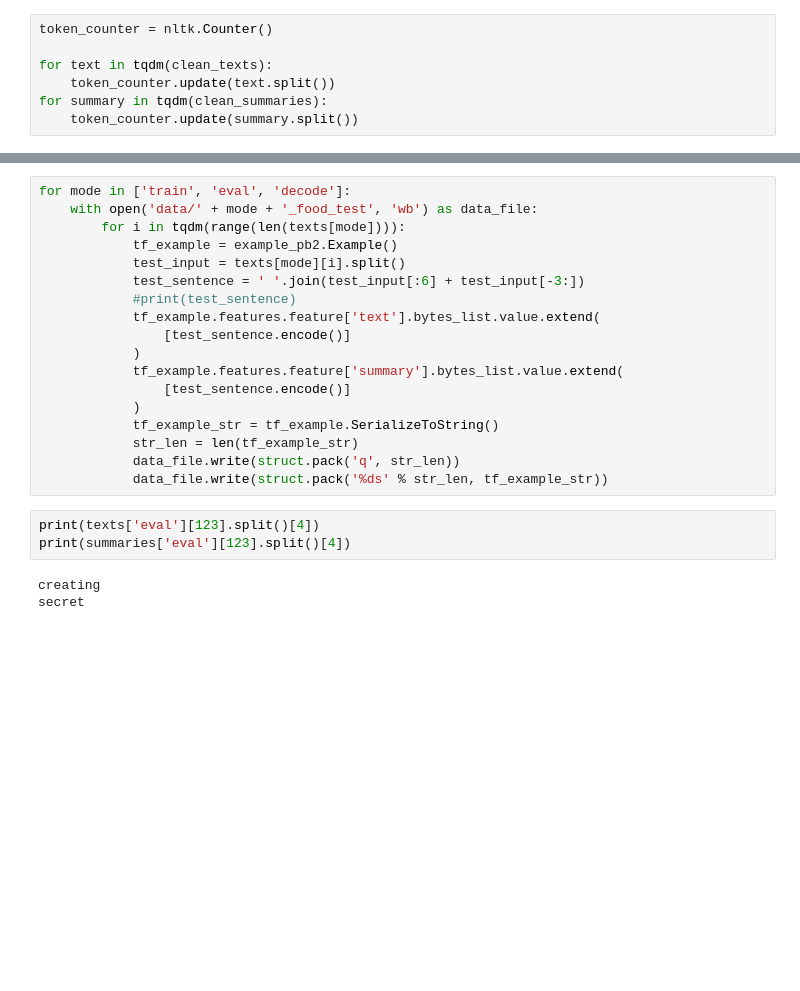
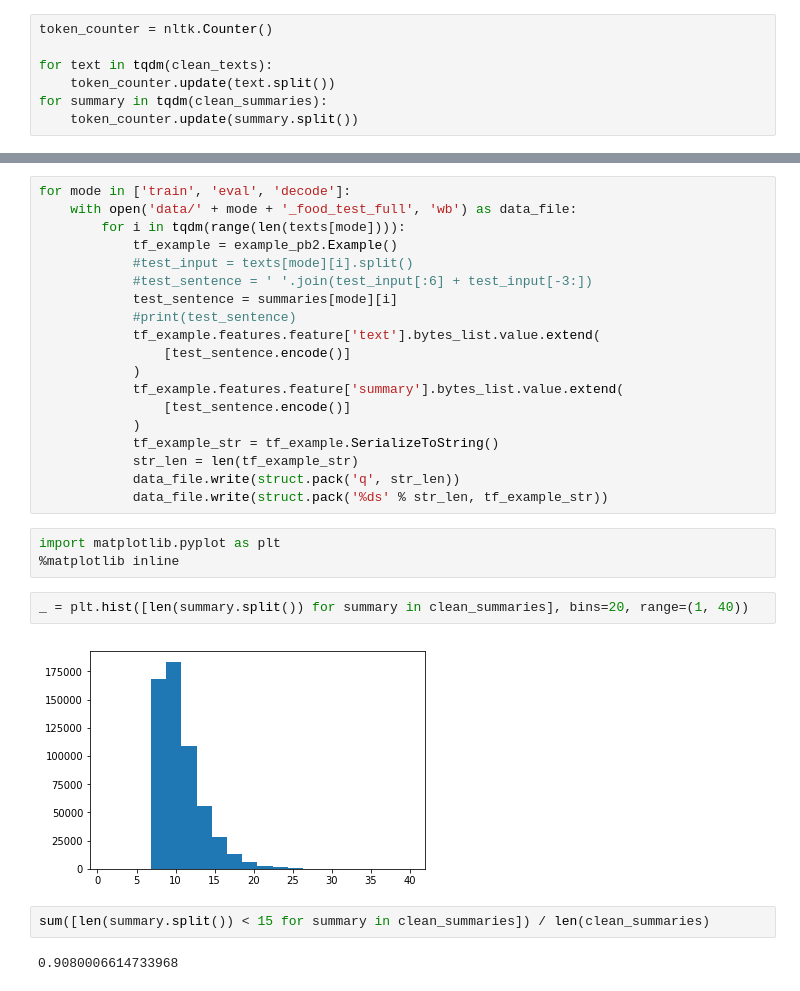
Before and after one commit to varenick/models, a Jupyter notebook: textsum/amazon_food_reviews_prepare.ipynb, the cells around one changed output, grey strips where cells are left out. Saved outputs shown, nothing was run; the diff lists cells and outputs as text; blank space fills up the shorter version.

```diff
--- a/textsum/amazon_food_reviews_prepare.ipynb
+++ b/textsum/amazon_food_reviews_prepare.ipynb
@@ -266,10 +261,11 @@ with open('data/vocab_food', 'w') as vocab_file:
 # %%
 for mode in ['train', 'eval', 'decode']:
-    with open('data/' + mode + '_food_test', 'wb') as data_file:
+    with open('data/' + mode + '_food_test_full', 'wb') as data_file:
         for i in tqdm(range(len(texts[mode]))):
             tf_example = example_pb2.Example()
-            test_input = texts[mode][i].split()
-            test_sentence = ' '.join(test_input[:6] + test_input[-3:])
+            #test_input = texts[mode][i].split()
+            #test_sentence = ' '.join(test_input[:6] + test_input[-3:])
+            test_sentence = summaries[mode][i]
             #print(test_sentence)
             tf_example.features.feature['text'].bytes_list.value.extend(
                 [test_sentence.encode()]
@@ -281,9 +277,14 @@ for mode in ['train', 'eval', 'decode']:
             str_len = len(tf_example_str)
             data_file.write(struct.pack('q', str_len))
             data_file.write(struct.pack('%ds' % str_len, tf_example_str))
-# %%
-print(texts['eval'][123].split()[4])
-print(summaries['eval'][123].split()[4])
-# %% [output]
-creating
-secret
+# %%
+import matplotlib.pyplot as plt
+%matplotlib inline
+# %%
+_ = plt.hist([len(summary.split()) for summary in clean_summaries], bins=20, range=(1, 40))
+# %% [output]
+[figure, added]
+# %%
+sum([len(summary.split()) < 15 for summary in clean_summaries]) / len(clean_summaries)
+# %% [output]
+0.9080006614733968
```
Also changed, not shown: parts of 12 cells of this notebook, 11 other files.
